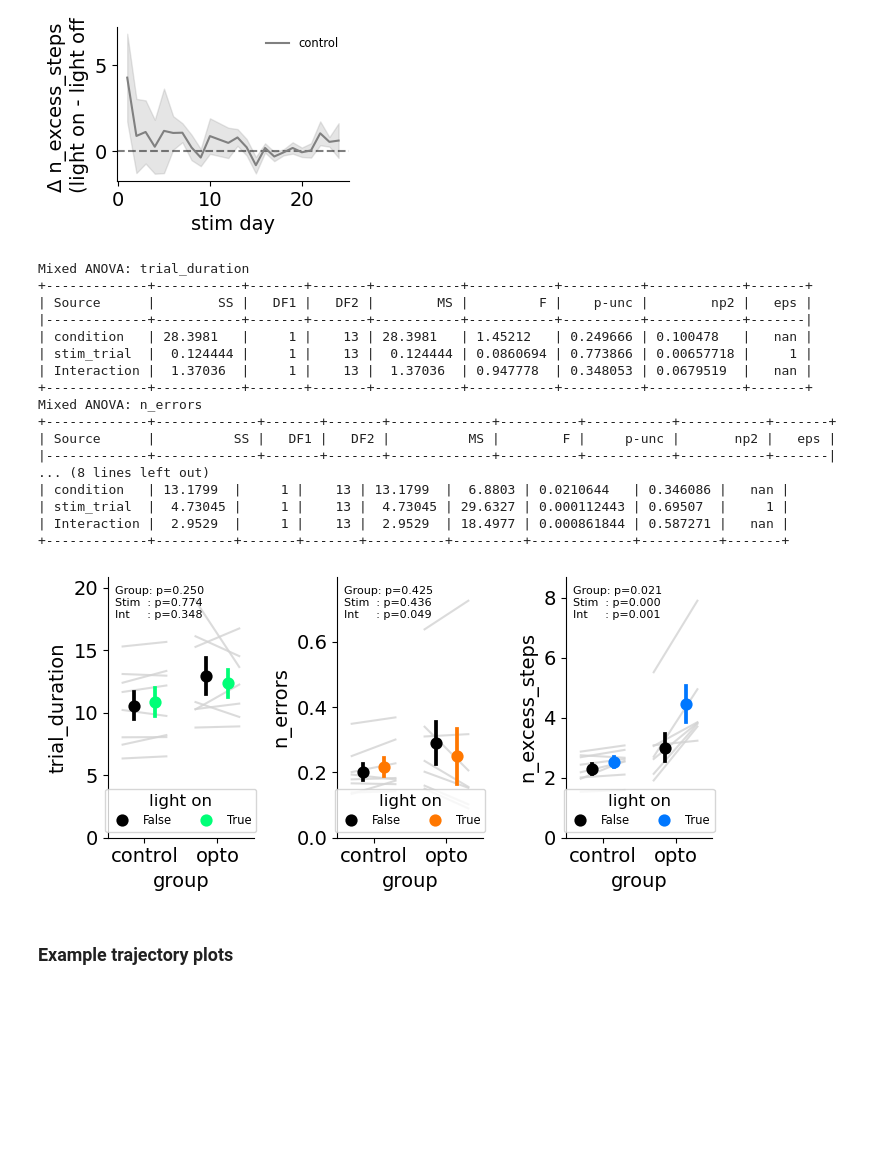
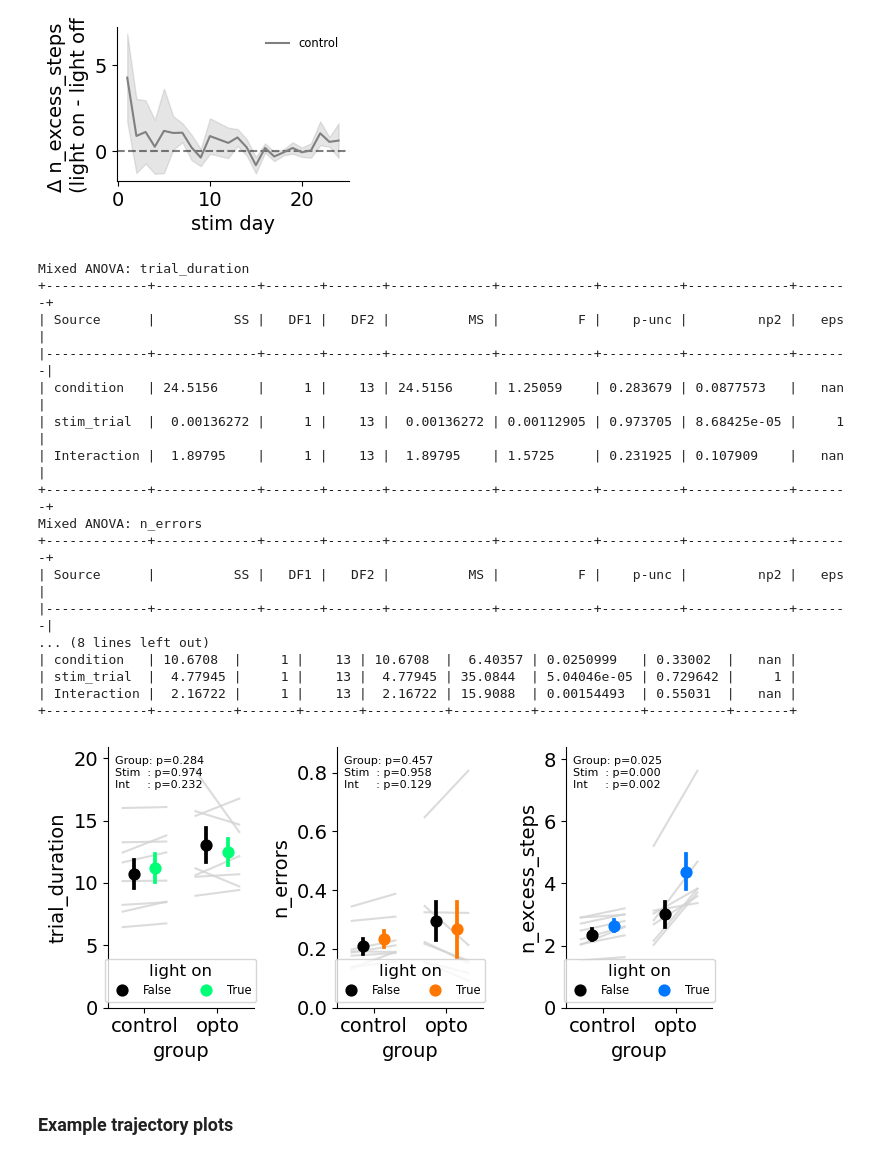
Before and after one commit to peterdoohan/goalNav_mFC-opto3, a Jupyter notebook: code/Notebooks/performance_metrics.ipynb, the cells around one changed output. Saved outputs shown, nothing was run; the diff lists cells and outputs as text; code cells hidden in the pictures; blank space fills up the shorter version.

```diff
--- a/code/Notebooks/performance_metrics.ipynb
+++ b/code/Notebooks/performance_metrics.ipynb
@@ -88,47 +88,47 @@ pm.plot_stim_effects_over_days(
 # %%
 reload(pm)
 from GridMaze.analysis.core import plotting as cp
 
 reload(cp)
 
-stim_day_range = (8, np.inf)
+stim_day_range = (6, np.inf)
 
 fig, axes = plt.subplots(1, 3, figsize=(7, 3.5))
 for y, ax, ot, color in zip(
     ["trial_duration", "n_errors", "n_excess_steps"],
     axes,
     [3 * 60, 15, 500],  # roughly 99.5th percentiles
     ["#00FF77", "#FF7700", "#0077FF"],
 ):
     pm.plot_random_effects_summary(
         performance_df,
         y=y,
         stim_day_range=stim_day_range,
         outlier_thres=ot,
         print_stats=True,
         stim_color=color,
         ax=ax,
     )
 fig.tight_layout()
 # %% [output]
 Mixed ANOVA: trial_duration
-+-------------+-----------+-------+-------+-----------+-----------+----------+------------+-------+
-| Source      |        SS |   DF1 |   DF2 |        MS |         F |    p-unc |        np2 |   eps |
-|-------------+-----------+-------+-------+-----------+-----------+----------+------------+-------|
-| condition   | 28.3981   |     1 |    13 | 28.3981   | 1.45212   | 0.249666 | 0.100478   |   nan |
-| stim_trial  |  0.124444 |     1 |    13 |  0.124444 | 0.0860694 | 0.773866 | 0.00657718 |     1 |
-| Interaction |  1.37036  |     1 |    13 |  1.37036  | 0.947778  | 0.348053 | 0.0679519  |   nan |
-+-------------+-----------+-------+-------+-----------+-----------+----------+------------+-------+
++-------------+-------------+-------+-------+-------------+------------+----------+-------------+-------+
+| Source      |          SS |   DF1 |   DF2 |          MS |          F |    p-unc |         np2 |   eps |
+|-------------+-------------+-------+-------+-------------+------------+----------+-------------+-------|
+| condition   | 24.5156     |     1 |    13 | 24.5156     | 1.25059    | 0.283679 | 0.0877573   |   nan |
+| stim_trial  |  0.00136272 |     1 |    13 |  0.00136272 | 0.00112905 | 0.973705 | 8.68425e-05 |     1 |
+| Interaction |  1.89795    |     1 |    13 |  1.89795    | 1.5725     | 0.231925 | 0.107909    |   nan |
++-------------+-------------+-------+-------+-------------+------------+----------+-------------+-------+
 Mixed ANOVA: n_errors
-+-------------+-------------+-------+-------+-------------+----------+-----------+-----------+-------+
-| Source      |          SS |   DF1 |   DF2 |          MS |        F |     p-unc |       np2 |   eps |
-|-------------+-------------+-------+-------+-------------+----------+-----------+-----------+-------|
++-------------+-------------+-------+-------+-------------+------------+----------+-------------+-------+
+| Source      |          SS |   DF1 |   DF2 |          MS |          F |    p-unc |         np2 |   eps |
+|-------------+-------------+-------+-------+-------------+------------+----------+-------------+-------|
 ... (8 lines left out)
-| condition   | 13.1799  |     1 |    13 | 13.1799  |  6.8803 | 0.0210644   | 0.346086 |   nan |
-| stim_trial  |  4.73045 |     1 |    13 |  4.73045 | 29.6327 | 0.000112443 | 0.69507  |     1 |
-| Interaction |  2.9529  |     1 |    13 |  2.9529  | 18.4977 | 0.000861844 | 0.587271 |   nan |
-+-------------+----------+-------+-------+----------+---------+-------------+----------+-------+
+| condition   | 10.6708  |     1 |    13 | 10.6708  |  6.40357 | 0.0250999   | 0.33002  |   nan |
+| stim_trial  |  4.77945 |     1 |    13 |  4.77945 | 35.0844  | 5.04046e-05 | 0.729642 |     1 |
+| Interaction |  2.16722 |     1 |    13 |  2.16722 | 15.9088  | 0.00154493  | 0.55031  |   nan |
++-------------+----------+-------+-------+----------+----------+-------------+----------+-------+
-[figure, old version]
+[figure, new version]
 # %% [markdown]
 ### Example trajectory plots
 # %%
```
Also changed, not shown: parts of 7 cells of this notebook, 1 other file.
